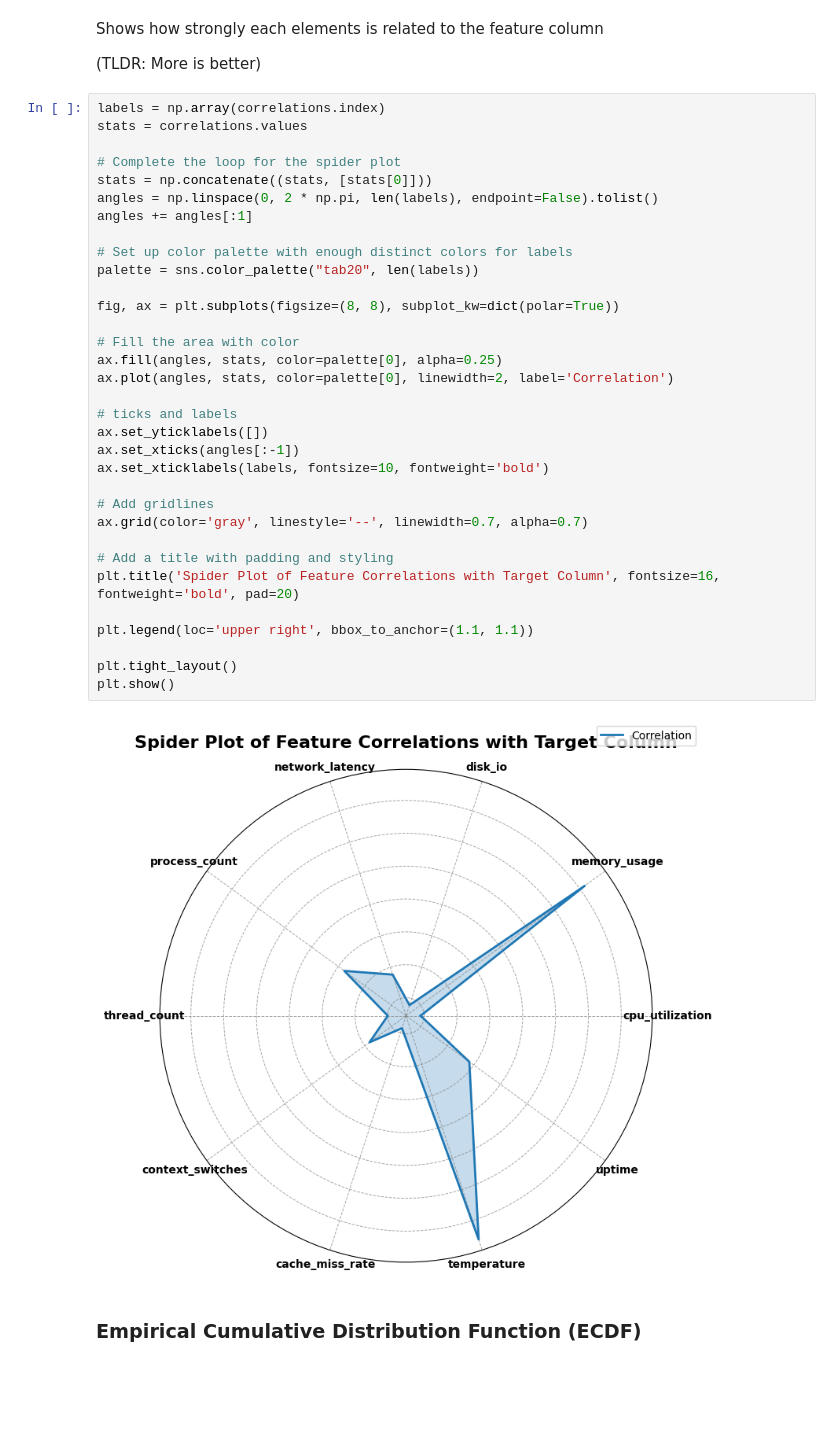
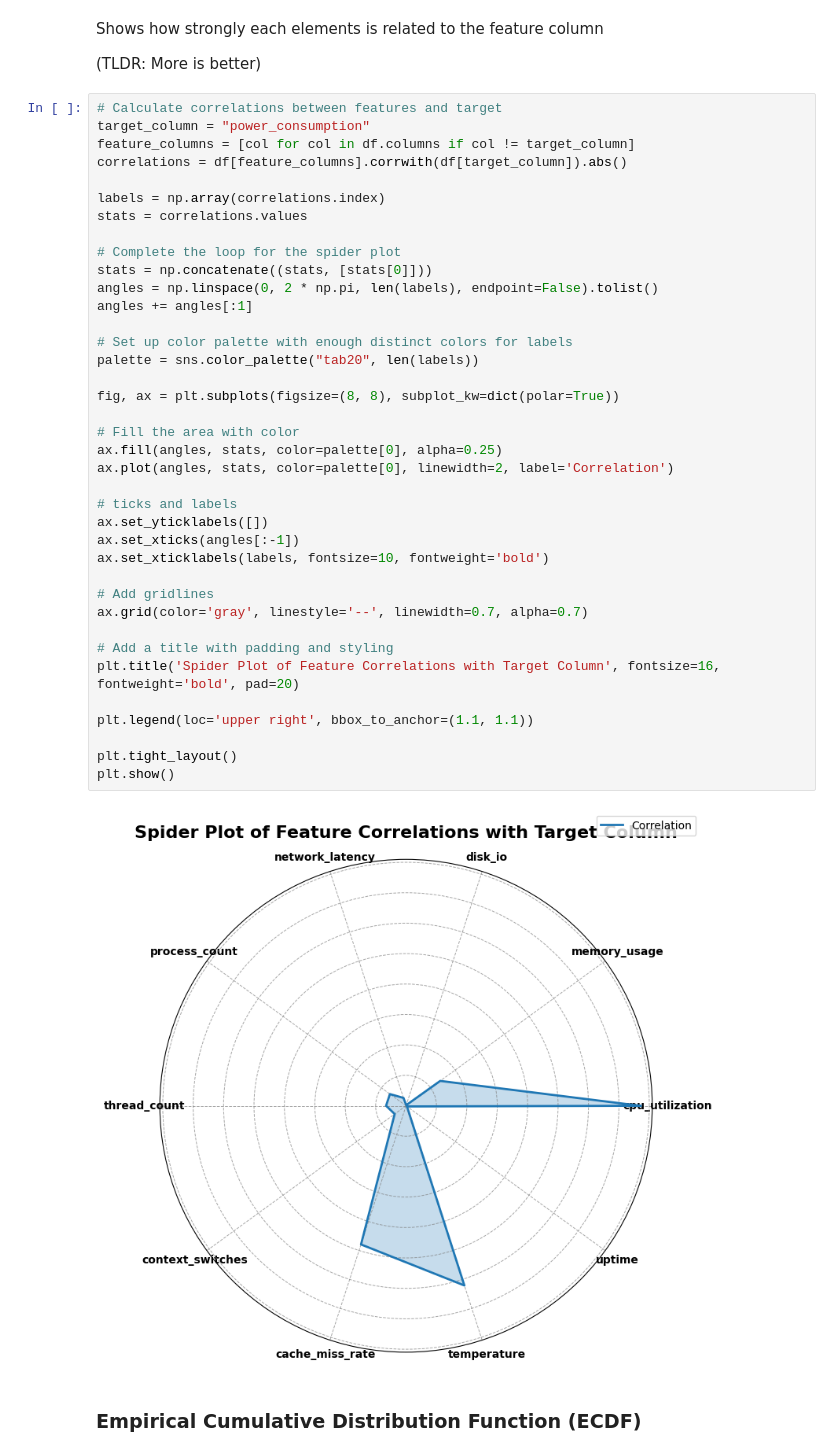
Before and after one commit to MuhammadAhmadMirza/BNA26-ML, a Jupyter notebook: src/data_analysis.ipynb, the cells around one changed output. Cells and saved outputs as stored; diff of their text form; blank space fills up the shorter version.

```diff
--- a/src/data_analysis.ipynb
+++ b/src/data_analysis.ipynb
@@ -125,40 +125,45 @@ Shows how strongly each elements is related to the feature column
 
 (TLDR: More is better)
 # %%
+# Calculate correlations between features and target
+target_column = "power_consumption"
+feature_columns = [col for col in df.columns if col != target_column]
+correlations = df[feature_columns].corrwith(df[target_column]).abs()
+
 labels = np.array(correlations.index)
 stats = correlations.values
 
 # Complete the loop for the spider plot
 stats = np.concatenate((stats, [stats[0]]))
 angles = np.linspace(0, 2 * np.pi, len(labels), endpoint=False).tolist()
 angles += angles[:1]
 
 # Set up color palette with enough distinct colors for labels
 palette = sns.color_palette("tab20", len(labels))
 
 fig, ax = plt.subplots(figsize=(8, 8), subplot_kw=dict(polar=True))
 
 # Fill the area with color
 ax.fill(angles, stats, color=palette[0], alpha=0.25)
 ax.plot(angles, stats, color=palette[0], linewidth=2, label='Correlation')
 
 # ticks and labels
 ax.set_yticklabels([])
 ax.set_xticks(angles[:-1])
 ax.set_xticklabels(labels, fontsize=10, fontweight='bold')
 
 # Add gridlines
 ax.grid(color='gray', linestyle='--', linewidth=0.7, alpha=0.7)
 
 # Add a title with padding and styling
 plt.title('Spider Plot of Feature Correlations with Target Column', fontsize=16, fontweight='bold', pad=20)
 
 plt.legend(loc='upper right', bbox_to_anchor=(1.1, 1.1))
 
 plt.tight_layout()
 plt.show()
 # %% [output]
-[figure, old version]
+[figure, new version]
 # %% [markdown]
 ### Empirical Cumulative Distribution Function (ECDF)
 # %% [markdown]
```
Also changed, not shown: parts of 5 cells of this notebook.
